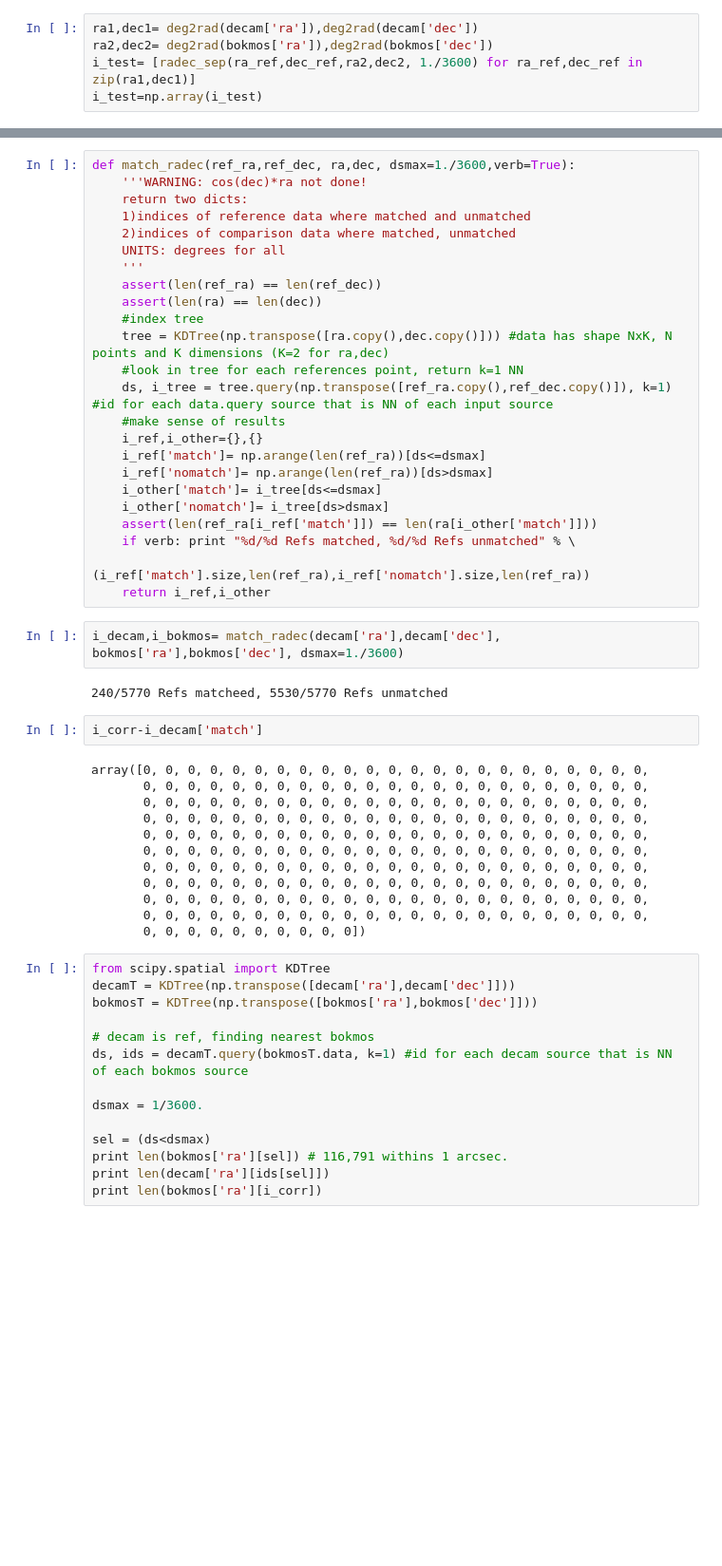
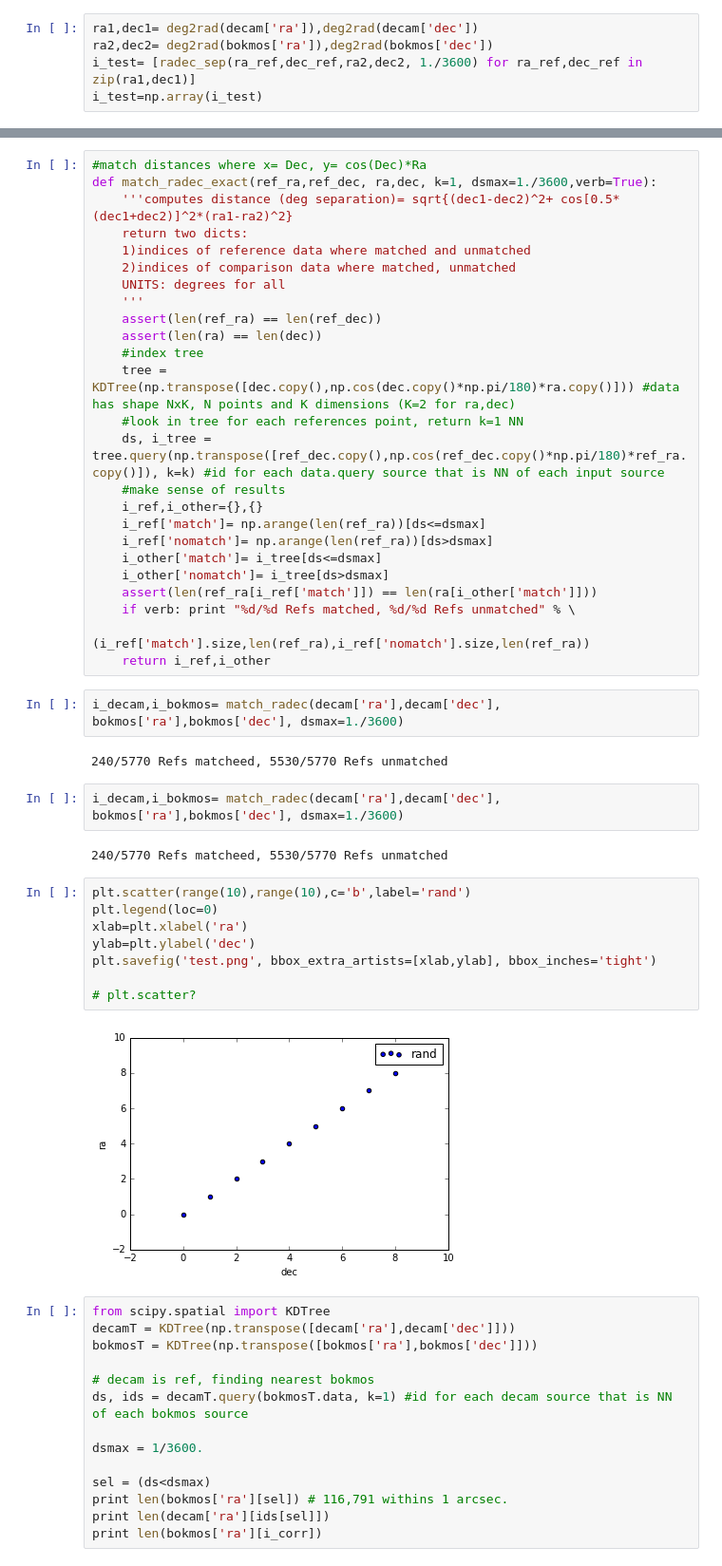
Before and after one commit to kaylanb/thesis_code, a Jupyter notebook: Testing.ipynb, the cells around one changed output, grey strips where cells are left out. Shown at 95% size. Cells and saved outputs as stored; diff of their text form; blank space fills up the shorter version.

```diff
--- a/Testing.ipynb
+++ b/Testing.ipynb
@@ -60,6 +269,7 @@ bokmosT.m
 # %%
-def match_radec(ref_ra,ref_dec, ra,dec, dsmax=1./3600,verb=True):
-    '''WARNING: cos(dec)*ra not done!
+#match distances where x= Dec, y= cos(Dec)*Ra
+def match_radec_exact(ref_ra,ref_dec, ra,dec, k=1, dsmax=1./3600,verb=True):
+    '''computes distance (deg separation)= sqrt{(dec1-dec2)^2+ cos[0.5*(dec1+dec2)]^2*(ra1-ra2)^2}
     return two dicts:
     1)indices of reference data where matched and unmatched
     2)indices of comparison data where matched, unmatched
@@ -68,9 +278,9 @@ def match_radec(ref_ra,ref_dec, ra,dec, dsmax=1./3600,verb=True):
     assert(len(ref_ra) == len(ref_dec))
     assert(len(ra) == len(dec))
     #index tree
-    tree = KDTree(np.transpose([ra.copy(),dec.copy()])) #data has shape NxK, N points and K dimensions (K=2 for ra,dec)
+    tree = KDTree(np.transpose([dec.copy(),np.cos(dec.copy()*np.pi/180)*ra.copy()])) #data has shape NxK, N points and K dimensions (K=2 for ra,dec)
     #look in tree for each references point, return k=1 NN
-    ds, i_tree = tree.query(np.transpose([ref_ra.copy(),ref_dec.copy()]), k=1) #id for each data.query source that is NN of each input source
+    ds, i_tree = tree.query(np.transpose([ref_dec.copy(),np.cos(ref_dec.copy()*np.pi/180)*ref_ra.copy()]), k=k) #id for each data.query source that is NN of each input source
     #make sense of results
     i_ref,i_other={},{}
     i_ref['match']= np.arange(len(ref_ra))[ds<=dsmax]
@@ -85,20 +295,20 @@ def match_radec(ref_ra,ref_dec, ra,dec, dsmax=1./3600,verb=True):
 i_decam,i_bokmos= match_radec(decam['ra'],decam['dec'], bokmos['ra'],bokmos['dec'], dsmax=1./3600)
 # %% [output]
 240/5770 Refs matcheed, 5530/5770 Refs unmatched
-# %%
-i_corr-i_decam['match']
-# %% [output]
-array([0, 0, 0, 0, 0, 0, 0, 0, 0, 0, 0, 0, 0, 0, 0, 0, 0, 0, 0, 0, 0, 0, 0,
-       0, 0, 0, 0, 0, 0, 0, 0, 0, 0, 0, 0, 0, 0, 0, 0, 0, 0, 0, 0, 0, 0, 0,
-       0, 0, 0, 0, 0, 0, 0, 0, 0, 0, 0, 0, 0, 0, 0, 0, 0, 0, 0, 0, 0, 0, 0,
-       0, 0, 0, 0, 0, 0, 0, 0, 0, 0, 0, 0, 0, 0, 0, 0, 0, 0, 0, 0, 0, 0, 0,
-       0, 0, 0, 0, 0, 0, 0, 0, 0, 0, 0, 0, 0, 0, 0, 0, 0, 0, 0, 0, 0, 0, 0,
-       0, 0, 0, 0, 0, 0, 0, 0, 0, 0, 0, 0, 0, 0, 0, 0, 0, 0, 0, 0, 0, 0, 0,
-       0, 0, 0, 0, 0, 0, 0, 0, 0, 0, 0, 0, 0, 0, 0, 0, 0, 0, 0, 0, 0, 0, 0,
-       0, 0, 0, 0, 0, 0, 0, 0, 0, 0, 0, 0, 0, 0, 0, 0, 0, 0, 0, 0, 0, 0, 0,
-       0, 0, 0, 0, 0, 0, 0, 0, 0, 0, 0, 0, 0, 0, 0, 0, 0, 0, 0, 0, 0, 0, 0,
-       0, 0, 0, 0, 0, 0, 0, 0, 0, 0, 0, 0, 0, 0, 0, 0, 0, 0, 0, 0, 0, 0, 0,
-       0, 0, 0, 0, 0, 0, 0, 0, 0, 0])
+# %%
+i_decam,i_bokmos= match_radec(decam['ra'],decam['dec'], bokmos['ra'],bokmos['dec'], dsmax=1./3600)
+# %% [output]
+240/5770 Refs matcheed, 5530/5770 Refs unmatched
+# %%
+plt.scatter(range(10),range(10),c='b',label='rand')
+plt.legend(loc=0)
+xlab=plt.xlabel('ra')
+ylab=plt.ylabel('dec')
+plt.savefig('test.png', bbox_extra_artists=[xlab,ylab], bbox_inches='tight')
+
+# plt.scatter?
+# %% [output]
+[figure, added]
 # %%
 from scipy.spatial import KDTree
 decamT = KDTree(np.transpose([decam['ra'],decam['dec']]))
```
Also changed, not shown: parts of 26 cells of this notebook, 1 other file.
